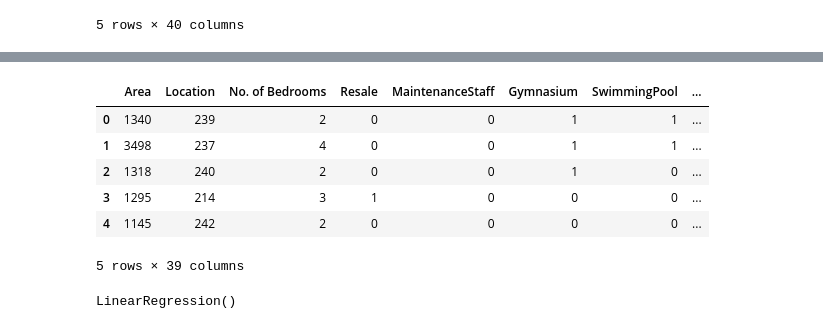
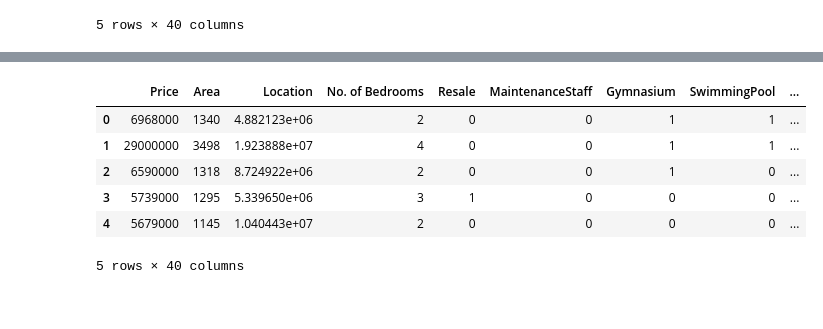
Before and after one commit to akshin-kuvshin/grokking-machine-learning, a Jupyter notebook: 3-linear-regression/Hyderapad.ipynb, the cells around one changed output, grey strips where cells are left out. Cells and saved outputs as stored; diff of their text form; code cells hidden in the pictures.

```diff
--- a/3-linear-regression/Hyderapad.ipynb
+++ b/3-linear-regression/Hyderapad.ipynb
@@ -17 +42,17 @@ data.head()
+# %%
+mean_price_by_loc = data.groupby(by='Location') \
+                        .agg({'Price': 'mean'}) \
+                        .to_dict() \
+                        ['Price']
+
+data['Location'] = data['Location'].map(mean_price_by_loc)
+data.head()
+# %% [output]
+|  | Price | Area | Location | No. of Bedrooms | Resale | MaintenanceStaff | Gymnasium | SwimmingPool | ... |
+| 0 | 6968000 | 1340 | 4.882123e+06 | 2 | 0 | 0 | 1 | 1 | ... |
+| 1 | 29000000 | 3498 | 1.923888e+07 | 4 | 0 | 0 | 1 | 1 | ... |
+| 2 | 6590000 | 1318 | 8.724922e+06 | 2 | 0 | 0 | 1 | 0 | ... |
+| 3 | 5739000 | 1295 | 5.339650e+06 | 3 | 1 | 0 | 0 | 0 | ... |
+| 4 | 5679000 | 1145 | 1.040443e+07 | 2 | 0 | 0 | 0 | 0 | ... |
+5 rows × 40 columns
 # %%
@@ -19,25 +60 @@ target = data['Price']
 data.drop(columns='Price', inplace=True)
-# %%
-loc_asc_freq_sorted = data['Location'] \
-                                       .value_counts() \
-                                       .sort_values() \
-                                       .index
-loc_to_int = dict(zip(
-    loc_asc_freq_sorted,
-    range(len(loc_asc_freq_sorted))
-))
-data['Location'] = data['Location'].map(loc_to_int)
-data.head()
-# %% [output]
-|  | Area | Location | No. of Bedrooms | Resale | MaintenanceStaff | Gymnasium | SwimmingPool | ... |
-| 0 | 1340 | 239 | 2 | 0 | 0 | 1 | 1 | ... |
-| 1 | 3498 | 237 | 4 | 0 | 0 | 1 | 1 | ... |
-| 2 | 1318 | 240 | 2 | 0 | 0 | 1 | 0 | ... |
-| 3 | 1295 | 214 | 3 | 1 | 0 | 0 | 0 | ... |
-| 4 | 1145 | 242 | 2 | 0 | 0 | 0 | 0 | ... |
-5 rows × 39 columns
-# %%
-model = LinearRegression()
-model.fit(data, target)
-# %% [output]
-LinearRegression()
```
Also changed, not shown: parts of 12 cells of this notebook.
